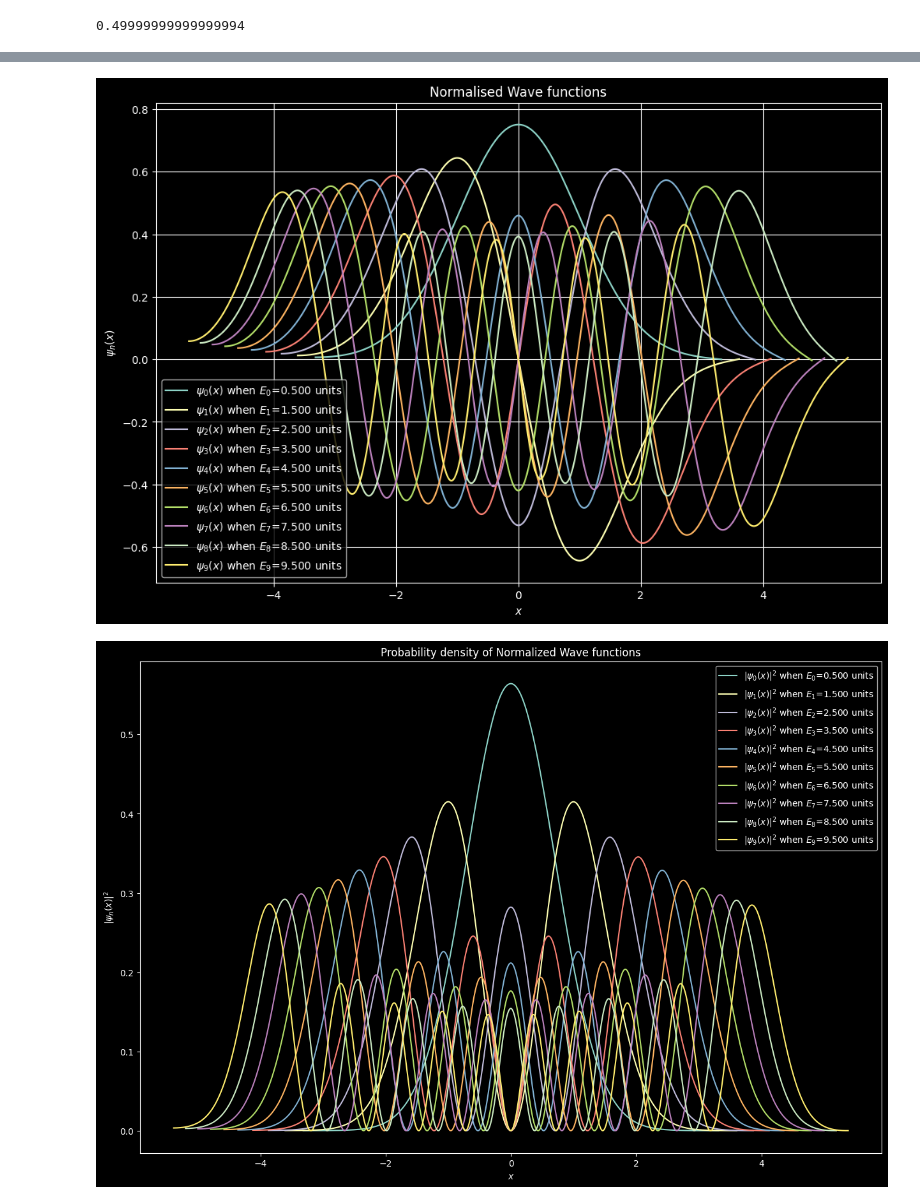
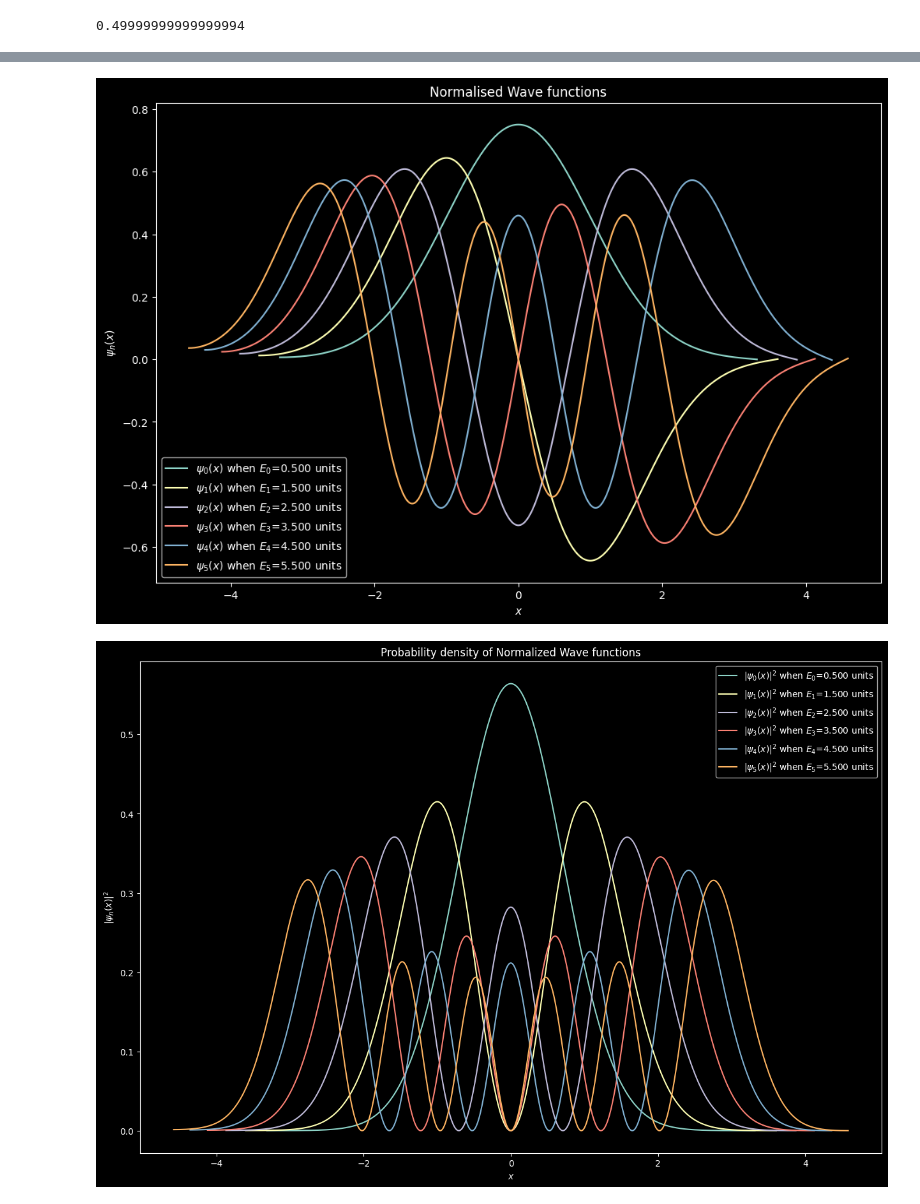
Before and after one commit to SuhasPK/My-Computational-Physics, a Jupyter notebook: Project-8/QM_Harmonic_oscillator/harmonic oscillator.ipynb, the cells around one changed output, grey strips where cells are left out. Saved outputs shown, nothing was run; the diff lists cells and outputs as text; code cells hidden in the pictures.

```diff
--- a/Project-8/QM_Harmonic_oscillator/harmonic oscillator.ipynb
+++ b/Project-8/QM_Harmonic_oscillator/harmonic oscillator.ipynb
@@ -88,7 +88,7 @@ count=1
 xvalues=[]
 eigen_functions=[]
 eigen_energies=[]
-nmax=10
+nmax=6
 
 while count<=nmax:
     psi=1
@@ -151,20 +147,19 @@ while count <= nmax:
 # %%
 count=1
 
 plt.figure(figsize=(12,8))
 while count<=nmax:
     plt.plot(xvalues[count-1],eigen_functions[count-1][0]
              ,label="$\psi_{%d}(x)$ when $E_{%d}$=%.3f units"%(count-1,count-1,eigen_energies[count-1]))
     count=count+1
 
 plt.legend()
 plt.title('Normalised Wave functions')
 plt.ylabel("$\psi_{n}(x)$")
 plt.xlabel("$x$")
-plt.grid()
 plt.show()
 # %% [output]
-[figure, old version]
+[figure, new version]
 # %%
 count=1
 
@@ -181,7 +176,7 @@ plt.xlabel("$x$")
 
 plt.show()
 # %% [output]
-[figure, old version]
+[figure, new version]
 # %%
 plt.figure(figsize=(10,7))
 
```
Also changed, not shown: parts of 4 cells of this notebook.
